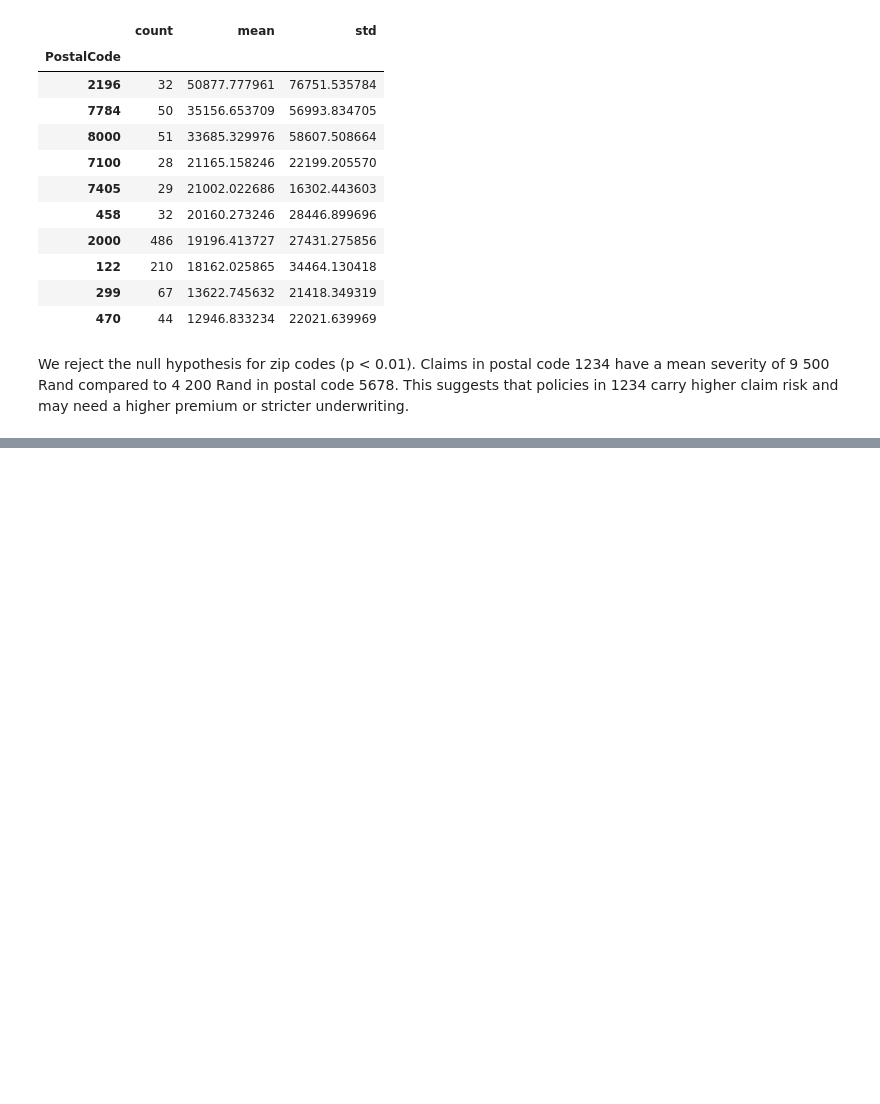
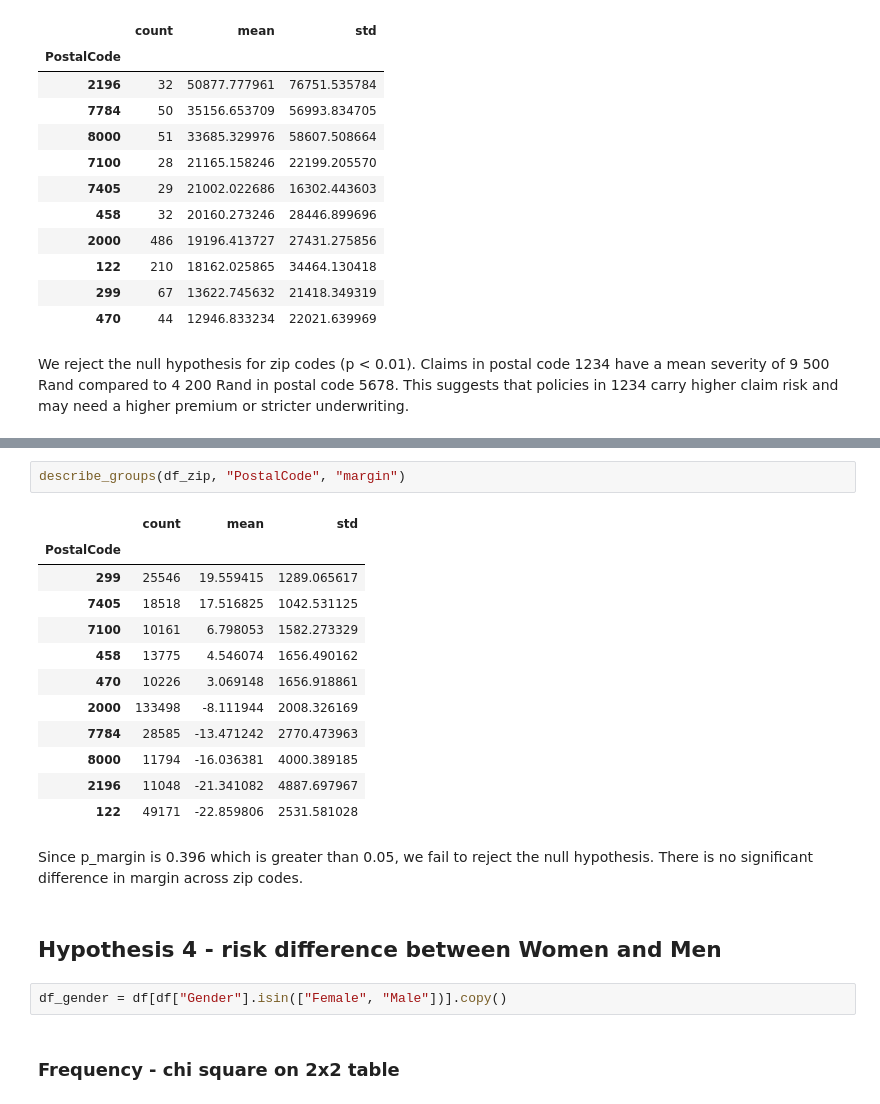
Before and after one commit to biyavani/10-academy-week-3, a Jupyter notebook: notebooks/task3_hypothesis_testing.ipynb, the cells around one changed output, grey strips where cells are left out. Drawn from its saved outputs; the diff is of its cells as text; blank space fills up the shorter version.

```diff
--- a/notebooks/task3_hypothesis_testing.ipynb
+++ b/notebooks/task3_hypothesis_testing.ipynb
@@ -184,0 +196,23 @@ We reject the null hypothesis for zip codes (p < 0.01). Claims in postal code 12
+# %%
+describe_groups(df_zip, "PostalCode", "margin")
+# %% [output]
+|  | count | mean | std |
+| PostalCode |  |  |  |
+| 299 | 25546 | 19.559415 | 1289.065617 |
+| 7405 | 18518 | 17.516825 | 1042.531125 |
+| 7100 | 10161 | 6.798053 | 1582.273329 |
+| 458 | 13775 | 4.546074 | 1656.490162 |
+| 470 | 10226 | 3.069148 | 1656.918861 |
+| 2000 | 133498 | -8.111944 | 2008.326169 |
+| 7784 | 28585 | -13.471242 | 2770.473963 |
+| 8000 | 11794 | -16.036381 | 4000.389185 |
+| 2196 | 11048 | -21.341082 | 4887.697967 |
+| 122 | 49171 | -22.859806 | 2531.581028 |
+# %% [markdown]
+Since p_margin is 0.396 which is greater than 0.05, we fail to reject the null hypothesis. There is no significant difference in margin across zip codes.
+# %% [markdown]
+## Hypothesis 4 - risk difference between Women and Men
+# %%
+df_gender = df[df["Gender"].isin(["Female", "Male"])].copy()
+# %% [markdown]
+### Frequency - chi square on 2x2 table
```
Also changed, not shown: parts of 9 cells of this notebook.
